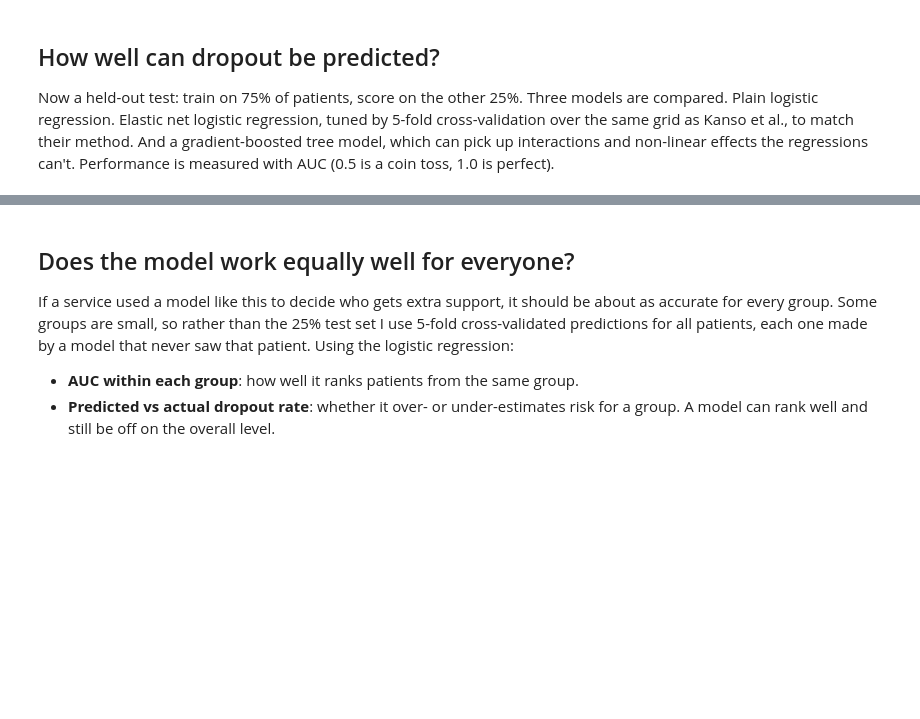
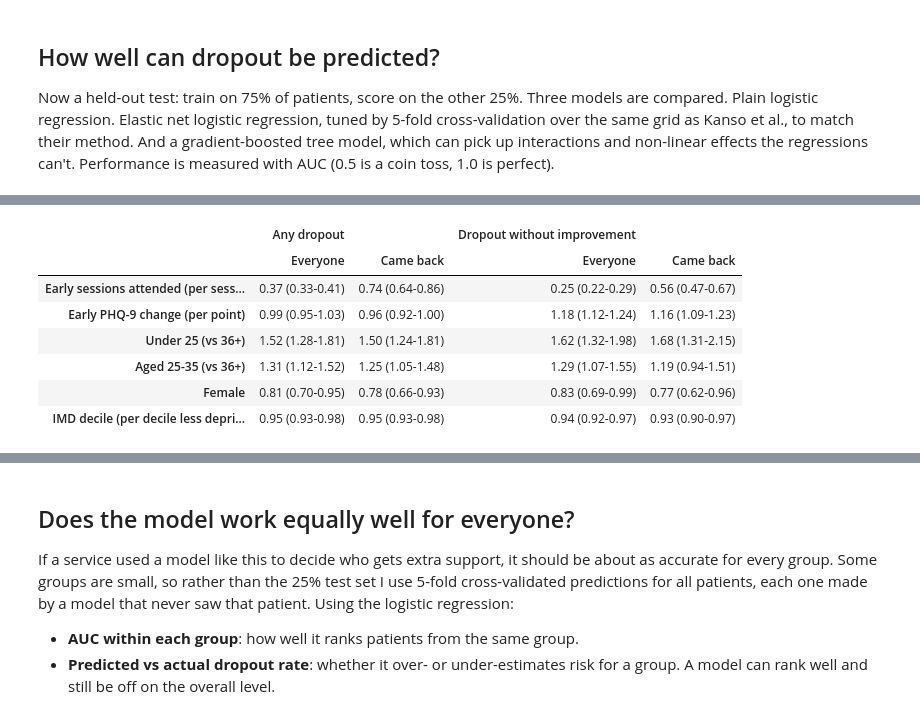
Before and after one commit to joneagle8/therapy-outcomes, a Jupyter notebook: analysis/dropout_model.ipynb, the cells around one changed output, grey strips where cells are left out. Saved outputs shown, nothing was run; the diff lists cells and outputs as text; code cells hidden in the pictures; blank space fills up the shorter version.

```diff
--- a/analysis/dropout_model.ipynb
+++ b/analysis/dropout_model.ipynb
@@ -331,0 +395,23 @@ plt.show()
+# %%
+key = ["early_sessions_attended", "early_phq9_change", "is_under_25", "is_25_to_35",
+       "is_female", "imd_decile"]
+back_ors = {}
+for tname, y in targets.items():
+    fit = sm.Logit(y[back], sm.add_constant(X[back])).fit(disp=0)
+    ci = np.exp(fit.conf_int())
+    back_ors[tname] = pd.DataFrame({"OR": np.exp(fit.params), "low": ci[0], "high": ci[1]})
+fmt = lambda r: f"{r.OR:.2f} ({r.low:.2f}-{r.high:.2f})"
+pd.DataFrame({
+    (t, pop): [fmt(res.loc[c]) for c in key]
+    for t in targets
+    for pop, res in [("Everyone", ors[t]), ("Came back", back_ors[t])]
+}, index=[labels[c] for c in key])
+# %% [output]
+|  | Any dropout |  | Dropout without improvement |  |
+|  | Everyone | Came back | Everyone | Came back |
+| Early sessions attended (per sess... | 0.37 (0.33-0.41) | 0.74 (0.64-0.86) | 0.25 (0.22-0.29) | 0.56 (0.47-0.67) |
+| Early PHQ-9 change (per point) | 0.99 (0.95-1.03) | 0.96 (0.92-1.00) | 1.18 (1.12-1.24) | 1.16 (1.09-1.23) |
+| Under 25 (vs 36+) | 1.52 (1.28-1.81) | 1.50 (1.24-1.81) | 1.62 (1.32-1.98) | 1.68 (1.31-2.15) |
+| Aged 25-35 (vs 36+) | 1.31 (1.12-1.52) | 1.25 (1.05-1.48) | 1.29 (1.07-1.55) | 1.19 (0.94-1.51) |
+| Female | 0.81 (0.70-0.95) | 0.78 (0.66-0.93) | 0.83 (0.69-0.99) | 0.77 (0.62-0.96) |
+| IMD decile (per decile less depri... | 0.95 (0.93-0.98) | 0.95 (0.93-0.98) | 0.94 (0.92-0.97) | 0.93 (0.90-0.97) |
```
Also changed, not shown: parts of 10 cells of this notebook, 3 other files.
